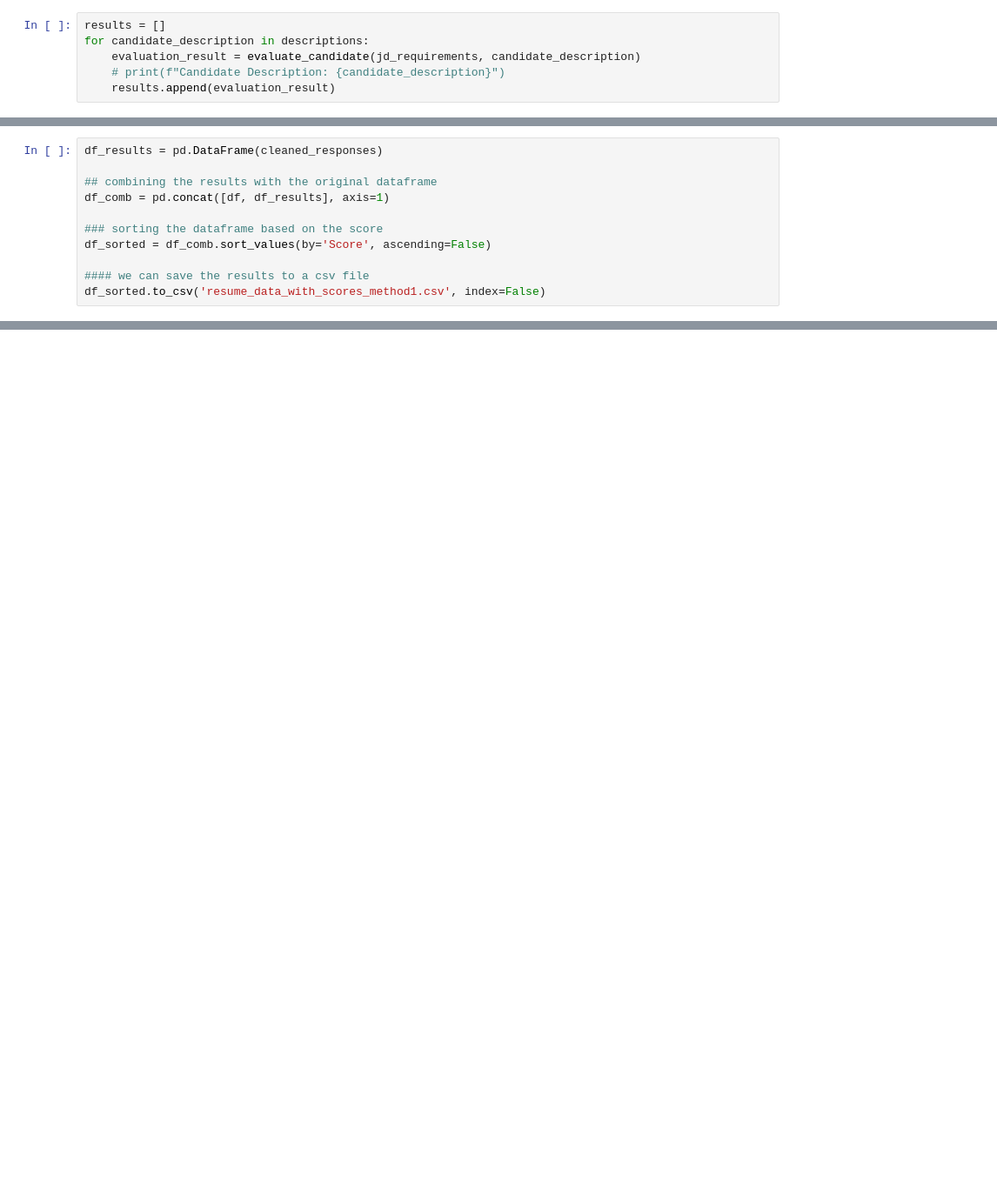
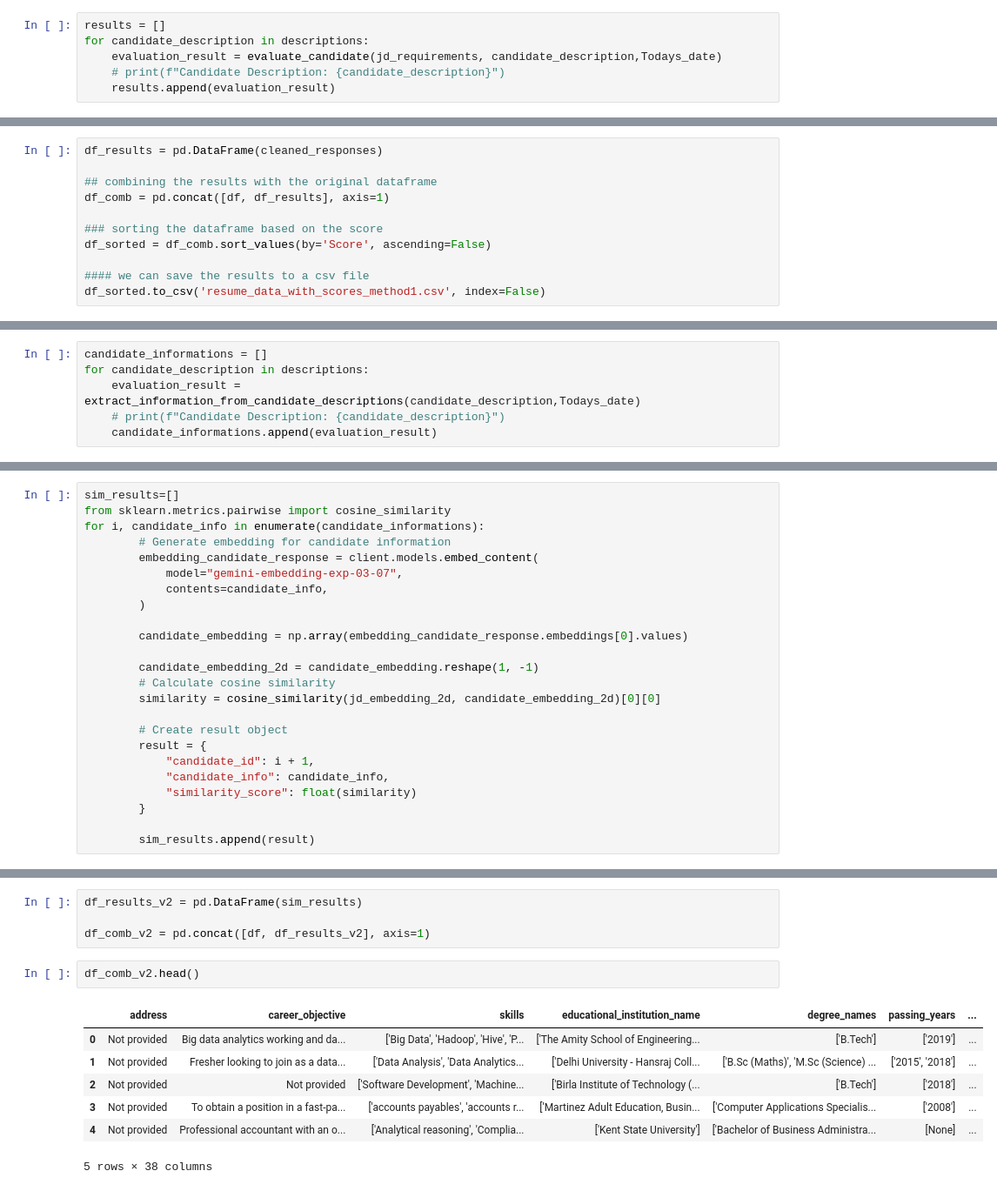
Before and after one commit to GauravKasat/emma, a Jupyter notebook: assignment.ipynb, the cells around one changed output, grey strips where cells are left out. Shown at 87% size. Drawn from its saved outputs; the diff is of its cells as text; blank space fills up the shorter version.

Commit message:
embeddings_method addon

```diff
--- a/assignment.ipynb
+++ b/assignment.ipynb
@@ -180,7 +185,7 @@ def evaluate_candidate(jd_requirements, candidate_description):
 # %%
 results = []
 for candidate_description in descriptions:
-    evaluation_result = evaluate_candidate(jd_requirements, candidate_description)
+    evaluation_result = evaluate_candidate(jd_requirements, candidate_description,Todays_date)
     # print(f"Candidate Description: {candidate_description}")
     results.append(evaluation_result)
 # %%
@@ -222,0 +255,6 @@ df_sorted.to_csv('resume_data_with_scores_method1.csv', index=False)
+# %%
+candidate_informations = []
+for candidate_description in descriptions:
+    evaluation_result = extract_information_from_candidate_descriptions(candidate_description,Todays_date)
+    # print(f"Candidate Description: {candidate_description}")
+    candidate_informations.append(evaluation_result)
@@ -222,0 +294,24 @@ df_sorted.to_csv('resume_data_with_scores_method1.csv', index=False)
+# %%
+sim_results=[]
+from sklearn.metrics.pairwise import cosine_similarity
+for i, candidate_info in enumerate(candidate_informations):
+        # Generate embedding for candidate information
+        embedding_candidate_response = client.models.embed_content(
+            model="gemini-embedding-exp-03-07",
+            contents=candidate_info,
+        )
+
+        candidate_embedding = np.array(embedding_candidate_response.embeddings[0].values)
+
+        candidate_embedding_2d = candidate_embedding.reshape(1, -1)
+        # Calculate cosine similarity
+        similarity = cosine_similarity(jd_embedding_2d, candidate_embedding_2d)[0][0]
+
+        # Create result object
+        result = {
+            "candidate_id": i + 1,
+            "candidate_info": candidate_info,
+            "similarity_score": float(similarity)
+        }
+
+        sim_results.append(result)
@@ -222,0 +336,14 @@ df_sorted.to_csv('resume_data_with_scores_method1.csv', index=False)
+# %%
+df_results_v2 = pd.DataFrame(sim_results)
+
+df_comb_v2 = pd.concat([df, df_results_v2], axis=1)
+# %%
+df_comb_v2.head()
+# %% [output]
+|  | address | career_objective | skills | educational_institution_name | degree_names | passing_years | ... |
+| 0 | Not provided | Big data analytics working and da... | ['Big Data', 'Hadoop', 'Hive', 'P... | ['The Amity School of Engineering... | ['B.Tech'] | ['2019'] | ... |
+| 1 | Not provided | Fresher looking to join as a data... | ['Data Analysis', 'Data Analytics... | ['Delhi University - Hansraj Coll... | ['B.Sc (Maths)', 'M.Sc (Science) ... | ['2015', '2018'] | ... |
+| 2 | Not provided | Not provided | ['Software Development', 'Machine... | ['Birla Institute of Technology (... | ['B.Tech'] | ['2018'] | ... |
+| 3 | Not provided | To obtain a position in a fast-pa... | ['accounts payables', 'accounts r... | ['Martinez Adult Education, Busin... | ['Computer Applications Specialis... | ['2008'] | ... |
+| 4 | Not provided | Professional accountant with an o... | ['Analytical reasoning', 'Complia... | ['Kent State University'] | ['Bachelor of Business Administra... | [None] | ... |
+5 rows × 38 columns
```
Also changed, not shown: parts of 12 cells of this notebook, 2 other files.
